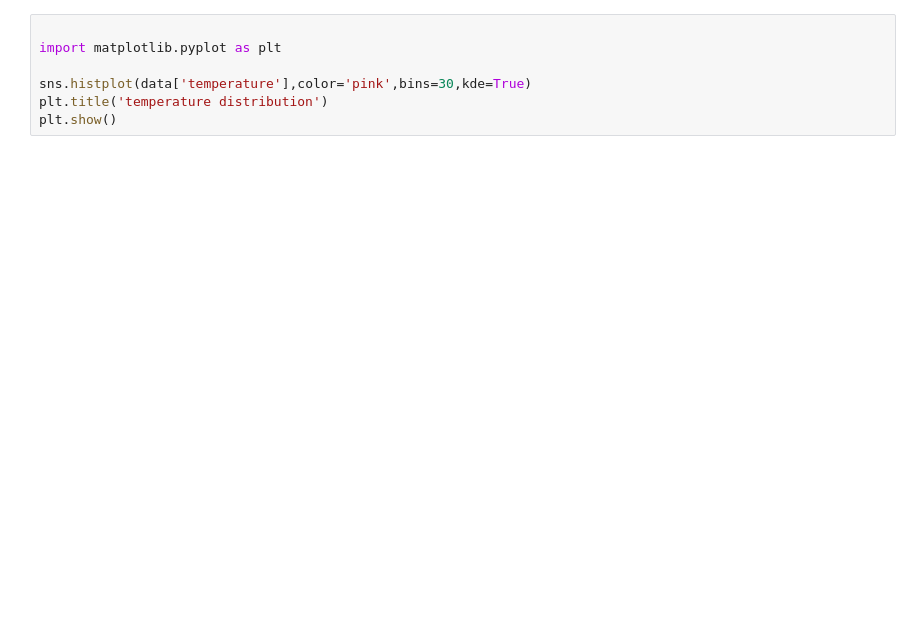
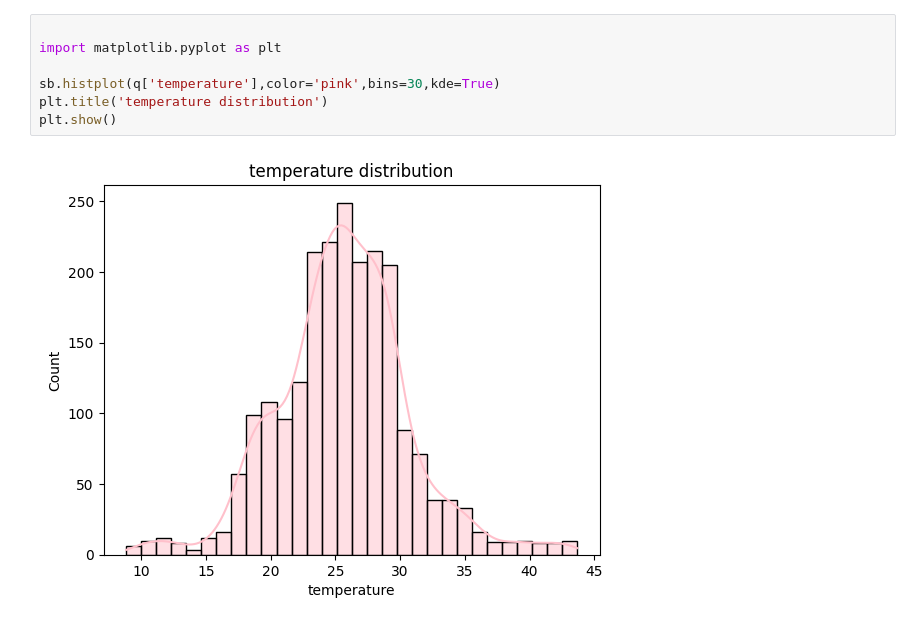
Before and after one commit to dhope1/Recess-2-Morning, a Jupyter notebook: david_hope_Day09.ipynb, the cells around one changed output. Drawn from its saved outputs; the diff is of its cells as text; blank space fills up the shorter version.

```diff
--- a/david_hope_Day09.ipynb
+++ b/david_hope_Day09.ipynb
@@ -57,10 +151,12 @@ print(data['temperature'].value_counts())
 # %%
 
 import matplotlib.pyplot as plt
 
-sns.histplot(data['temperature'],color='pink',bins=30,kde=True)
+sb.histplot(q['temperature'],color='pink',bins=30,kde=True)
 plt.title('temperature distribution')
 plt.show()
+# %% [output]
+[figure, added]
 # %%
 #method 2
 #N is the nitrogen
```
Also changed, not shown: parts of 19 cells of this notebook, 7 other files.
